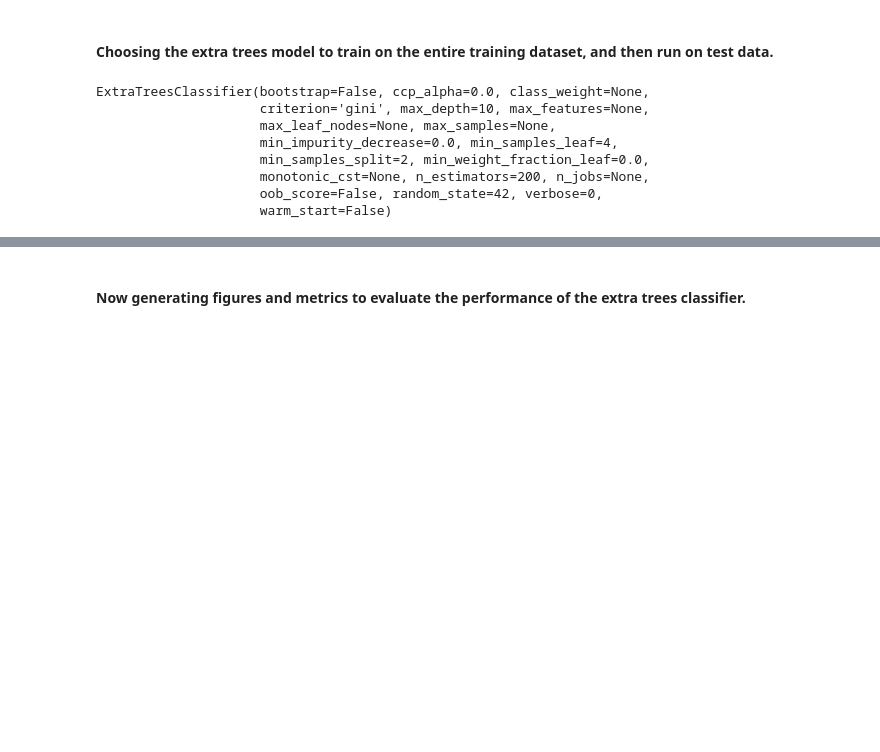
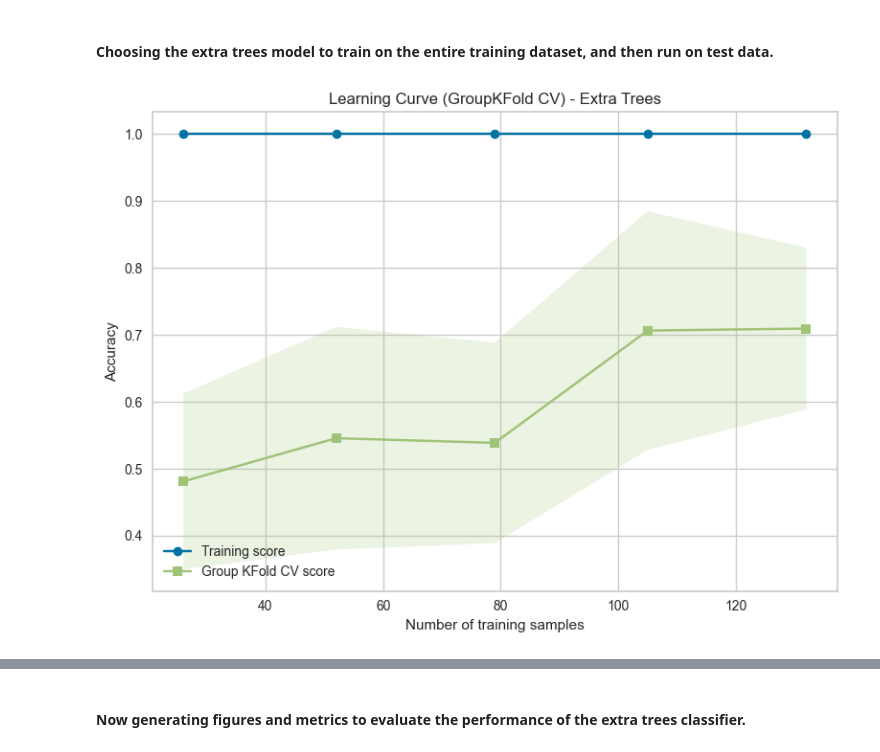
Before and after one commit to pmagbor/ds9000_project, a Jupyter notebook: 04_training_models.ipynb, the cells around one changed output, grey strips where cells are left out. Cells and saved outputs as stored; diff of their text form; code cells hidden in the pictures; blank space fills up the shorter version.

Commit message:
Finalized final model and generated metrics/figures

```diff
--- a/04_training_models.ipynb
+++ b/04_training_models.ipynb
@@ -586,51 +582,80 @@ Extra Trees    0.7381  0.7350  0.7381  0.7815  0.7317
 # Now retraining the extra trees classifier with selected hyperparameters on the full training dataset using scikit learn
 from sklearn.ensemble import ExtraTreesClassifier
 from sklearn.preprocessing import StandardScaler
+from sklearn.model_selection import learning_curve, GroupKFold
+import numpy as np
+import matplotlib.pyplot as plt
 
 # creating the extra trees classifier with the tuned hyperparameters
 final_et_model = ExtraTreesClassifier(
-    n_estimators=200,
+    n_estimators=400,
     max_depth=10,
-    max_features=None,
-    min_samples_leaf=4,
+    max_features='sqrt',
+    min_samples_leaf=2,
     min_samples_split=2,
     random_state=42
 )
 
 # preparing X_train, X_test, y_train, and y_test, train_data and test_data were defined earlier in this notebook
 # first removing subject_id column, not useful feature
 train_data_noid = train_data.drop(columns=['subject_id'])
 test_data_noid = test_data.drop(columns=['subject_id'])
 
 # assign target variable to y and remove from X
 X_train = train_data_noid.drop(columns=['label'])
 y_train = train_data_noid['label']
 
 X_test = test_data_noid.drop(columns=['label'])
 y_test = test_data_noid['label']
 
 # convert y_test and y_train to numeric (glioma: 0, metastasis: 1)
 label_map = {'glioma': 0, 'metastasis': 1}
 y_train = y_train.map(label_map)
 y_test = y_test.map(label_map)
 
 # perform z-score standardization only on X, though this is most likely unnecessary for decision trees
 scaler = StandardScaler()
 X_train_scaled = scaler.fit_transform(X_train)
 X_test_scaled = scaler.transform(X_test)
 
+# creating a learning curve to evaluate whether this model is overfitting/underfitting
+group_kfold = GroupKFold(n_splits=8)
+groups = train_data['subject_id']
+train_sizes, train_scores, val_scores = learning_curve(
+    final_et_model,
+    X_train_scaled, y_train,
+    cv=group_kfold,
+    groups=groups,
+    scoring='accuracy',
+    n_jobs=-1,
+    train_sizes=np.linspace(0.2, 1.0, 5)
+)
+
+# plotting the learning curve
+train_scores_mean = np.mean(train_scores, axis=1)
+train_scores_std = np.std(train_scores, axis=1)
+val_scores_mean = np.mean(val_scores, axis=1)
+val_scores_std = np.std(val_scores, axis=1)
+
+plt.figure(figsize=(8,6))
+plt.plot(train_sizes, train_scores_mean, 'o-', label="Training score")
+plt.plot(train_sizes, val_scores_mean, 's-', label="Group KFold CV score")
+plt.fill_between(train_sizes, train_scores_mean - train_scores_std,
+                 train_scores_mean + train_scores_std, alpha=0.2)
+plt.fill_between(train_sizes, val_scores_mean - val_scores_std,
+                 val_scores_mean + val_scores_std, alpha=0.2)
+plt.xlabel("Number of training samples")
+plt.ylabel("Accuracy")
+plt.title("Learning Curve (GroupKFold CV) - Extra Trees")
+plt.legend()
+plt.tight_layout()
+plt.show()
+
 # train the model on the entire training set
-final_et_model.fit(X_train_scaled, y_train)
+# final_et_model.fit(X_train_scaled, y_train)
 
 # evaluation on test set
-y_test_pred = final_et_model.predict(X_test_scaled)
-y_test_prob = final_et_model.predict_proba(X_test_scaled)[:, 1]
+# y_test_pred = final_et_model.predict(X_test_scaled)
+# y_test_prob = final_et_model.predict_proba(X_test_scaled)[:, 1]
 # %% [output]
-ExtraTreesClassifier(bootstrap=False, ccp_alpha=0.0, class_weight=None,
-                     criterion='gini', max_depth=10, max_features=None,
-                     max_leaf_nodes=None, max_samples=None,
-                     min_impurity_decrease=0.0, min_samples_leaf=4,
-                     min_samples_split=2, min_weight_fraction_leaf=0.0,
-                     monotonic_cst=None, n_estimators=200, n_jobs=None,
-                     oob_score=False, random_state=42, verbose=0,
-                     warm_start=False)
+[figure, added]
```
Also changed, not shown: parts of 13 cells of this notebook.
